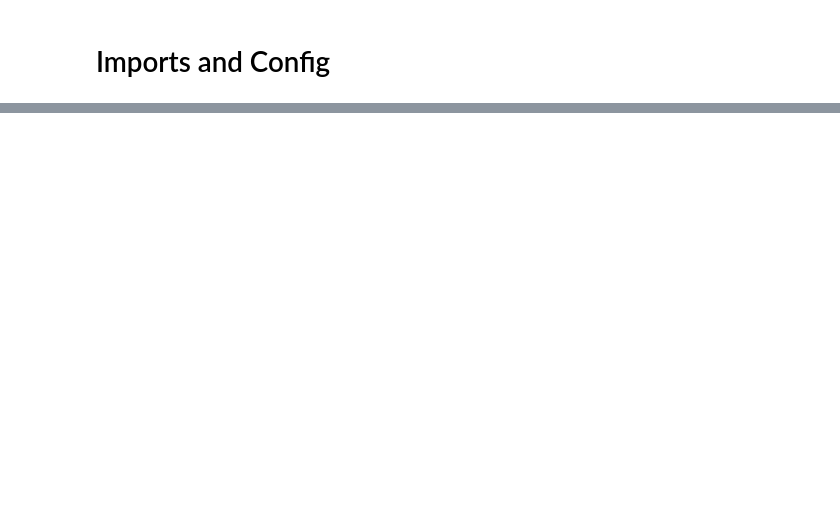
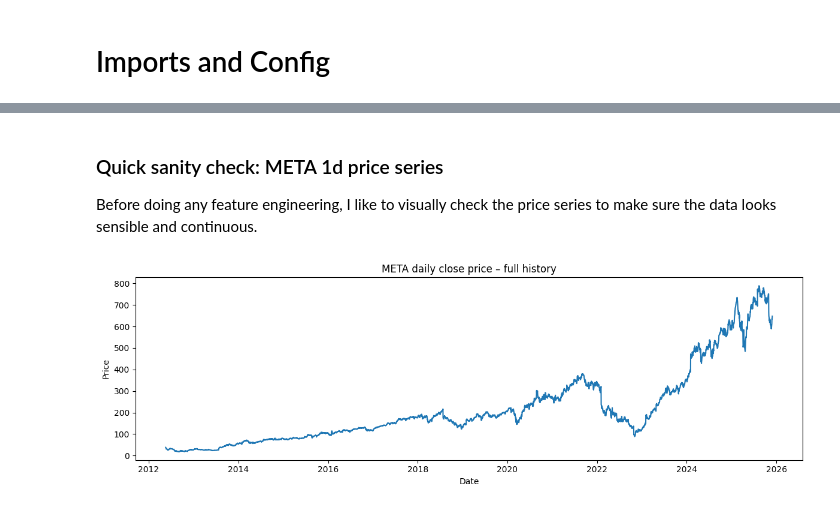
Before and after one commit to katasik/algotrading-studies, a Jupyter notebook: notebooks/meta-gradient-boosting.ipynb, the cells around one changed output, grey strips where cells are left out. Saved outputs shown, nothing was run; the diff lists cells and outputs as text; code cells hidden in the pictures; blank space fills up the shorter version.

Commit message:
Added gradient boosting for META trading

```diff
--- a/notebooks/meta-gradient-boosting.ipynb
+++ b/notebooks/meta-gradient-boosting.ipynb
@@ -57,0 +53,23 @@ REGIME_WINDOW = 200         # bars for regime_share rolling window (15m bars)
+# %%
+# Download META daily data, as far back as Yahoo allows
+df = yf.download(
+    "META",
+    interval="1d",
+    period="max",
+    auto_adjust=True,
+    progress=False,
+)
+
+# Standardize column names
+df = df.rename(
+    columns={
+        "Open": "open",
+        "High": "high",
+        "Low": "low",
+        "Close": "close",
+        "Volume": "volume",
+    }
+)
+
+df = df.dropna().sort_index()
+df.tail()
@@ -57,0 +89,14 @@ REGIME_WINDOW = 200         # bars for regime_share rolling window (15m bars)
+# %% [markdown]
+### Quick sanity check: META 1d price series
+
+Before doing any feature engineering, I like to visually check the price series to make sure the data looks sensible and continuous.
+# %%
+plt.figure(figsize=(12,4))
+plt.plot(df.index, df["close"])
+plt.title("META daily close price – full history")
+plt.xlabel("Date")
+plt.ylabel("Price")
+plt.tight_layout()
+plt.show()
+# %% [output]
+[figure, added]
```
Also changed, not shown: parts of 40 cells of this notebook.
